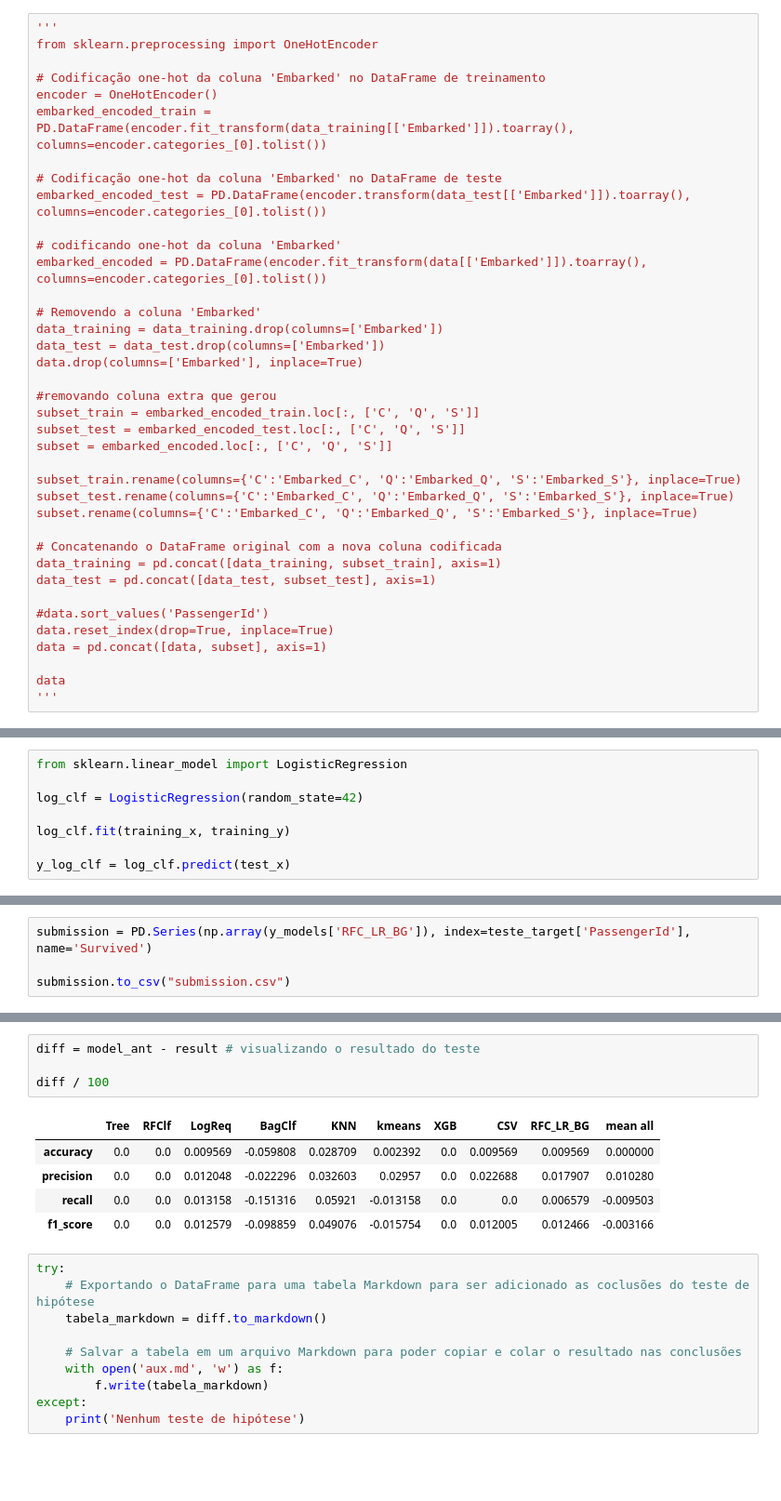
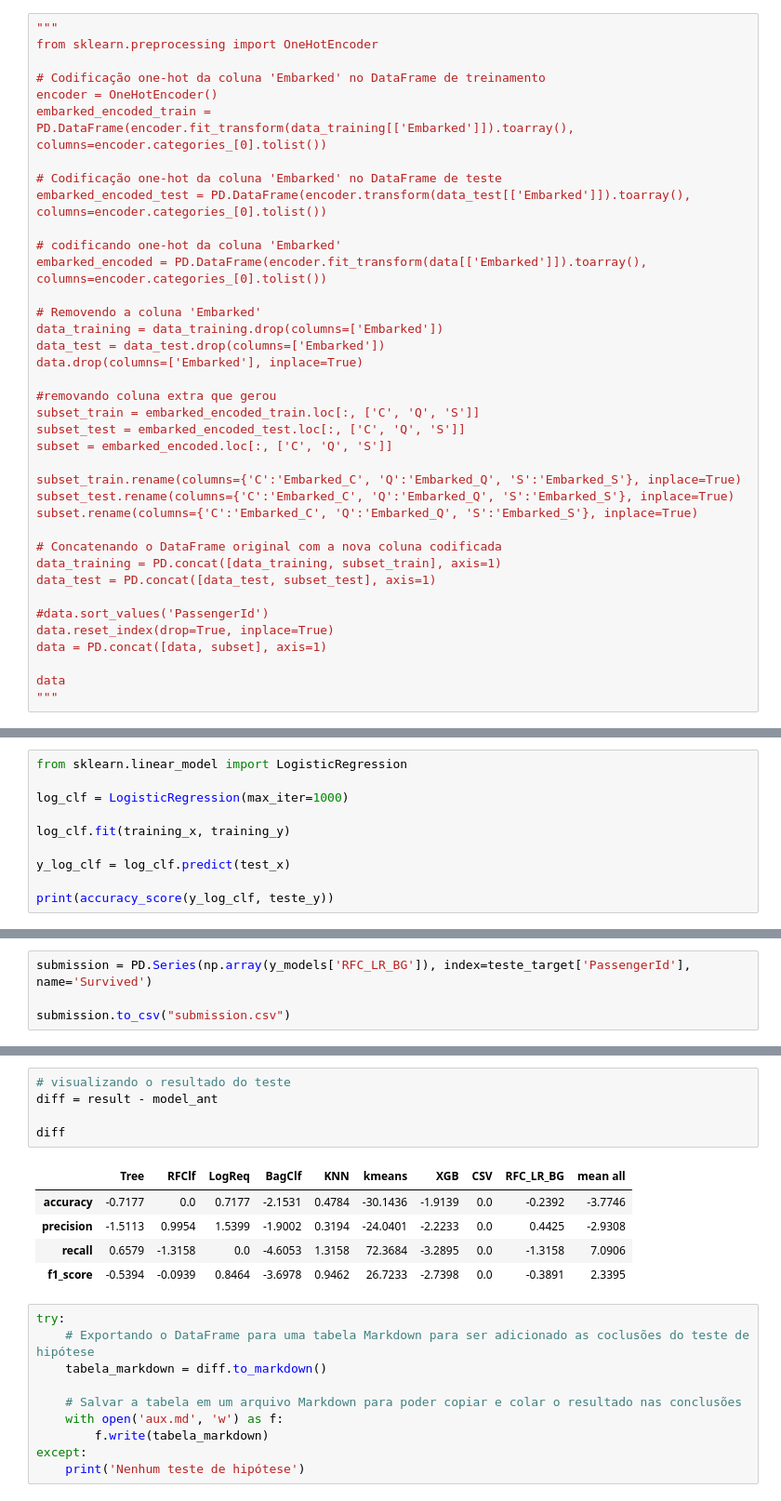
Before and after one commit to mayconbaptista/upsolving_kaggle, a Jupyter notebook: titanic/solution1.ipynb, the cells around one changed output, grey strips where cells are left out. Shown: that part at 93% size. Saved outputs shown, nothing was run; the diff lists cells and outputs as text; blank space fills up the shorter version.

```diff
--- a/titanic/solution1.ipynb
+++ b/titanic/solution1.ipynb
@@ -555,7 +556,7 @@ data
 | 417 | 1309 | NaN | 3 | Peter, Master. Michael J | 0 | 25.0 | 2668 | 22.3583 | NaN | C | ... |
 1309 rows × 11 columns
 # %%
-'''
+"""
 from sklearn.preprocessing import OneHotEncoder
 
 # Codificação one-hot da coluna 'Embarked' no DataFrame de treinamento
@@ -583,15 +584,15 @@ subset_test.rename(columns={'C':'Embarked_C', 'Q':'Embarked_Q', 'S':'Embarked_S'
 subset.rename(columns={'C':'Embarked_C', 'Q':'Embarked_Q', 'S':'Embarked_S'}, inplace=True)
 
 # Concatenando o DataFrame original com a nova coluna codificada
-data_training = pd.concat([data_training, subset_train], axis=1)
-data_test = pd.concat([data_test, subset_test], axis=1)
+data_training = PD.concat([data_training, subset_train], axis=1)
+data_test = PD.concat([data_test, subset_test], axis=1)
 
 #data.sort_values('PassengerId')
 data.reset_index(drop=True, inplace=True)
-data = pd.concat([data, subset], axis=1)
+data = PD.concat([data, subset], axis=1)
 
 data
-'''
+"""
 # %% [output]
 "\nfrom sklearn.preprocessing import OneHotEncoder\n\n# Codificação one-hot da coluna 'Embarked' no DataFrame de treinamento\nencoder = OneHotEncoder()\nembarked_encoded_train = PD.DataFrame(encoder.f ...
 # %% [markdown]
@@ -1191,8 +1226,10 @@ y_rfc = RFC.predict(test_x)
 # %%
 from sklearn.linear_model import LogisticRegression
 
-log_clf = LogisticRegression(random_state=42)
+log_clf = LogisticRegression(max_iter=1000)
 
 log_clf.fit(training_x, training_y)
 
 y_log_clf = log_clf.predict(test_x)
+
+print(accuracy_score(y_log_clf, teste_y))
@@ -1390,13 +1466,14 @@ model_ant
 # %%
-diff = model_ant - result # visualizando o resultado do teste
+# visualizando o resultado do teste
+diff = result - model_ant
 
-diff / 100
+diff
 # %% [output]
 |  | Tree | RFClf | LogReq | BagClf | KNN | kmeans | XGB | CSV | RFC_LR_BG | mean all |
-| accuracy | 0.0 | 0.0 | 0.009569 | -0.059808 | 0.028709 | 0.002392 | 0.0 | 0.009569 | 0.009569 | 0.000000 |
-| precision | 0.0 | 0.0 | 0.012048 | -0.022296 | 0.032603 | 0.02957 | 0.0 | 0.022688 | 0.017907 | 0.010280 |
-| recall | 0.0 | 0.0 | 0.013158 | -0.151316 | 0.05921 | -0.013158 | 0.0 | 0.0 | 0.006579 | -0.009503 |
-| f1_score | 0.0 | 0.0 | 0.012579 | -0.098859 | 0.049076 | -0.015754 | 0.0 | 0.012005 | 0.012466 | -0.003166 |
+| accuracy | -0.7177 | 0.0 | 0.7177 | -2.1531 | 0.4784 | -30.1436 | -1.9139 | 0.0 | -0.2392 | -3.7746 |
+| precision | -1.5113 | 0.9954 | 1.5399 | -1.9002 | 0.3194 | -24.0401 | -2.2233 | 0.0 | 0.4425 | -2.9308 |
+| recall | 0.6579 | -1.3158 | 0.0 | -4.6053 | 1.3158 | 72.3684 | -3.2895 | 0.0 | -1.3158 | 7.0906 |
+| f1_score | -0.5394 | -0.0939 | 0.8464 | -3.6978 | 0.9462 | 26.7233 | -2.7398 | 0.0 | -0.3891 | 2.3395 |
 # %%
 try:
     # Exportando o DataFrame para uma tabela Markdown para ser adicionado as coclusões do teste de hipótese
```
Also changed, not shown: parts of 18 cells of this notebook, 12 other files.
